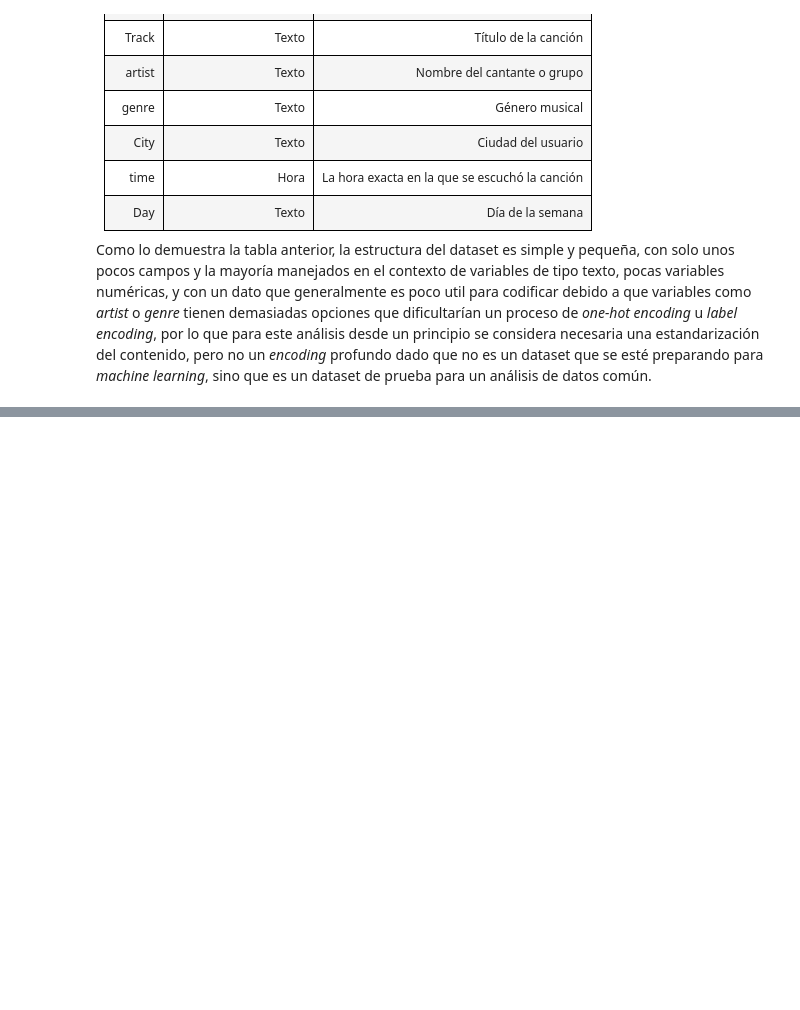
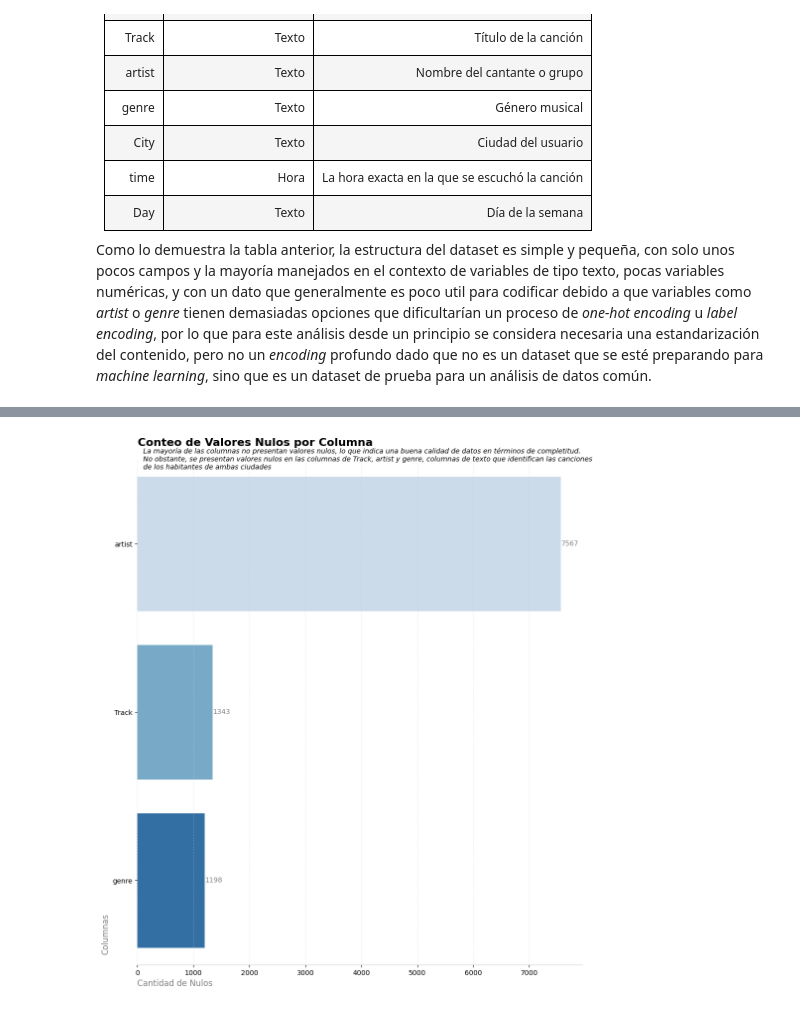
Before and after one commit to Volv1t3/MidtermDataAnalysisProject, a Jupyter notebook: src/python/notebooks/Proyecto_Medio_Semestre_ Arellano.ipynb, the cells around one changed output, grey strips where cells are left out. Cells and saved outputs as stored; diff of their text form; code cells hidden in the pictures; blank space fills up the shorter version.

Commit message:
Added project notebook, and data source, for ADM 3080 class project.

```diff
--- a/src/python/notebooks/Proyecto_Medio_Semestre_ Arellano.ipynb
+++ b/src/python/notebooks/Proyecto_Medio_Semestre_ Arellano.ipynb
@@ -143,2 +152,3 @@ Para el manejo del dataset en el programa, y evitar la necesidad del uso de form
 # %%
 #? 1. Carga del dataset mediante GitHub Raw
+data_as_is = pd.read_csv("https://raw.githubusercontent.com/Volv1t3/MidtermDataAnalysisProject/refs/heads/main/src/res/data/music_project_en.csv")
@@ -144,0 +198,8 @@ Para el manejo del dataset en el programa, y evitar la necesidad del uso de form
+# %%
+#? 4. Exploracion del conteo de nulos mediante isna
+print("Conteo de valores nulos por columna:")
+null_data = pd.DataFrame(data_as_is.isna().sum()).rename(columns={0:"Conteo Nulos"})
+null_data = null_data[null_data['Conteo Nulos'] > 0]
+
+null_data.sort_values(by=['Conteo Nulos'], ascending=False, inplace=True)
+null_data
@@ -144,0 +212,79 @@ Para el manejo del dataset en el programa, y evitar la necesidad del uso de form
+# %%
+#? Generacion de una funcion para imprimir bar charts con storytelling
+
+from typing import Any
+
+#? 4.1 Funcion para la visualizacion de colores del patron de Blues de Seaborn con el numero de series a representar
+def generate_blue_palette(n):
+    return sns.color_palette("Blues", n)
+
+colors = generate_blue_palette(len(null_data))
+
+def crear_barchart_storytelling(data: pd.DataFrame, x: Any, y: Any, color_palette: Any, title: str, subtitle: str):
+    """
+    Funcion diseñada para generar una visualizacion orientada al storytelling con un titulo centrado, subtitulo con insight, y
+    data programable para evitar la reescritura del codigo de las visualizaciones.
+
+    Parameters:
+        data (pd.DataFrame): The data for the bar chart.
+        x (Any): nombre de la columna o serie de datos correspondiente al eje x
+        y (Any): nombre de la columna o serie de datos correspondiente al eje y
+        color_palette (Any): Paleta de colores generada mediante generate_blue_patterns que permite la generacion de paletas de colores
+        azules para mantener un estandar
+        title (str): Titulo del grafico
+        subtitle (str): Subtitulo con el insight
+    """
+    #? 1. Definimos el tipo de grafico como barplot en su propio subplot 1x1
+    fig, ax = plt.subplots(figsize=(10, 12))
+    sns.barplot(
+        data=data,
+        y=y,
+        x=x,
+        palette=color_palette,
+        ax=ax)
+
+    #? 2. Le anadimos las labels requeridas al grafico
+    plt.title(
+        title,
+        fontsize=16,
+        fontweight='bold',
+        loc='left',
+        color='black',
+        x=0.001,
+        pad=20
+    )
+    plt.suptitle(
+        subtitle,
+        fontweight='normal',
+        fontsize=10,
+        style='italic',
+        ha='left',
+        x=0.10,
+        y=0.92
+    )
+    ax.set_xlabel('Cantidad de Nulos', fontsize=12, color='gray', ha='left', x=0)
+    ax.set_ylabel('Columnas', fontsize=12, color='gray', va='bottom', ha="right", y=0.1, x=0)
+
+    #? Eliminamos casi toda la grid para evitar sobrecarga de informacion
+    ax.grid(axis='x', color='lightgray', linestyle='--', alpha=0.4)
+    ax.grid(False, axis='y')
+    ax.xaxis.set_visible(True)
+    ax.spines['top'].set_visible(False)
+    ax.spines['right'].set_visible(False)
+    ax.spines['left'].set_visible(False)
+    ax.spines['bottom'].set_color('lightgray')
+
+    #? Anadimos la etiqueta de la serie sobre las barras para mantener la informacion de las series
+    for i, value in enumerate(data[x]):
+        if value != 0:
+            ax.text(
+                value + 5, i, f'{value}',
+                color='gray', va='center', fontsize=10
+            )
+
+    # Show the plot
+    plt.tight_layout()
+    plt.show()
+
+crear_barchart_storytelling(null_data, 'Conteo Nulos', null_data.index, colors, 'Conteo de Valores Nulos por Columna', 'La mayoría de las columnas no presentan valores nulos, lo que indica una buena calidad de datos en términos de completitud.\nNo obstante, se presentan valores nulos en las columnas de Track, artist y genre, columnas de texto que identifican las canciones\nde los habitantes de ambas ciudades')
+# %% [output]
@@ -144,0 +294 @@ Para el manejo del dataset en el programa, y evitar la necesidad del uso de form
+[figure, added]
```
Also changed, not shown: parts of 91 cells of this notebook, 1 other file.
